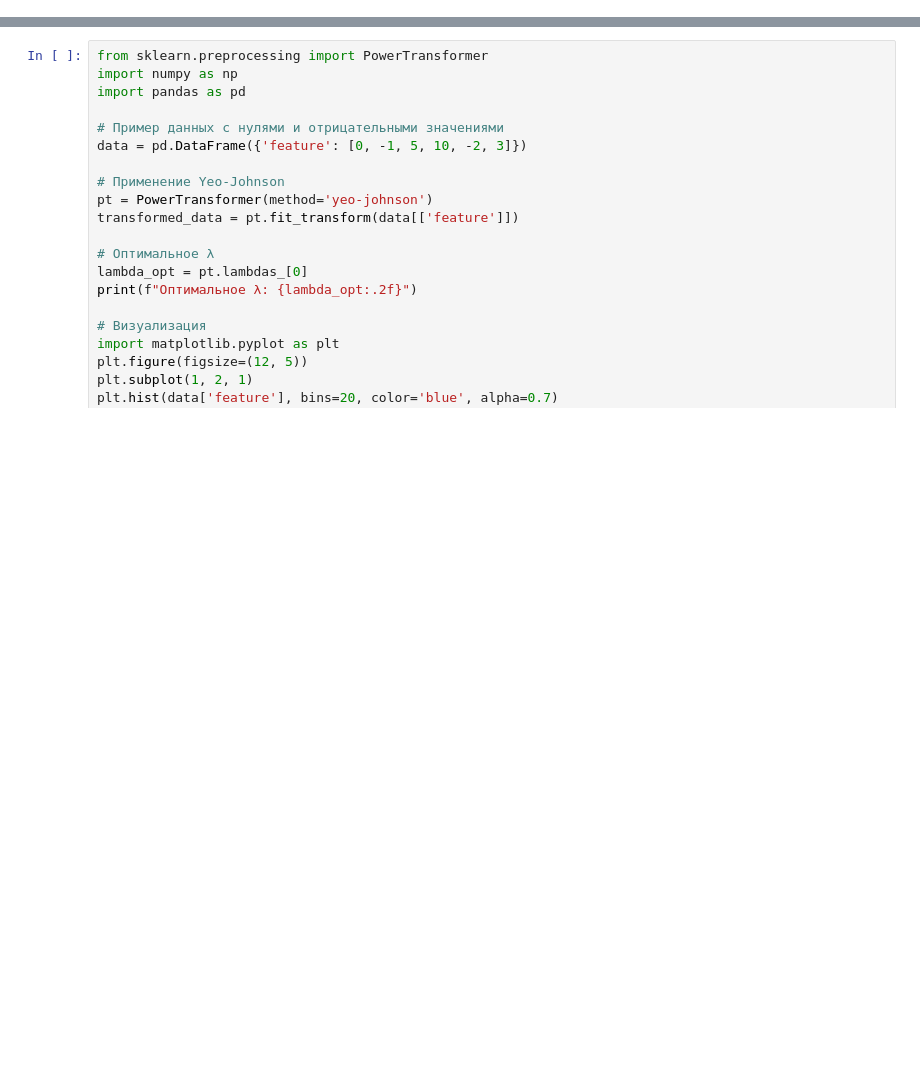
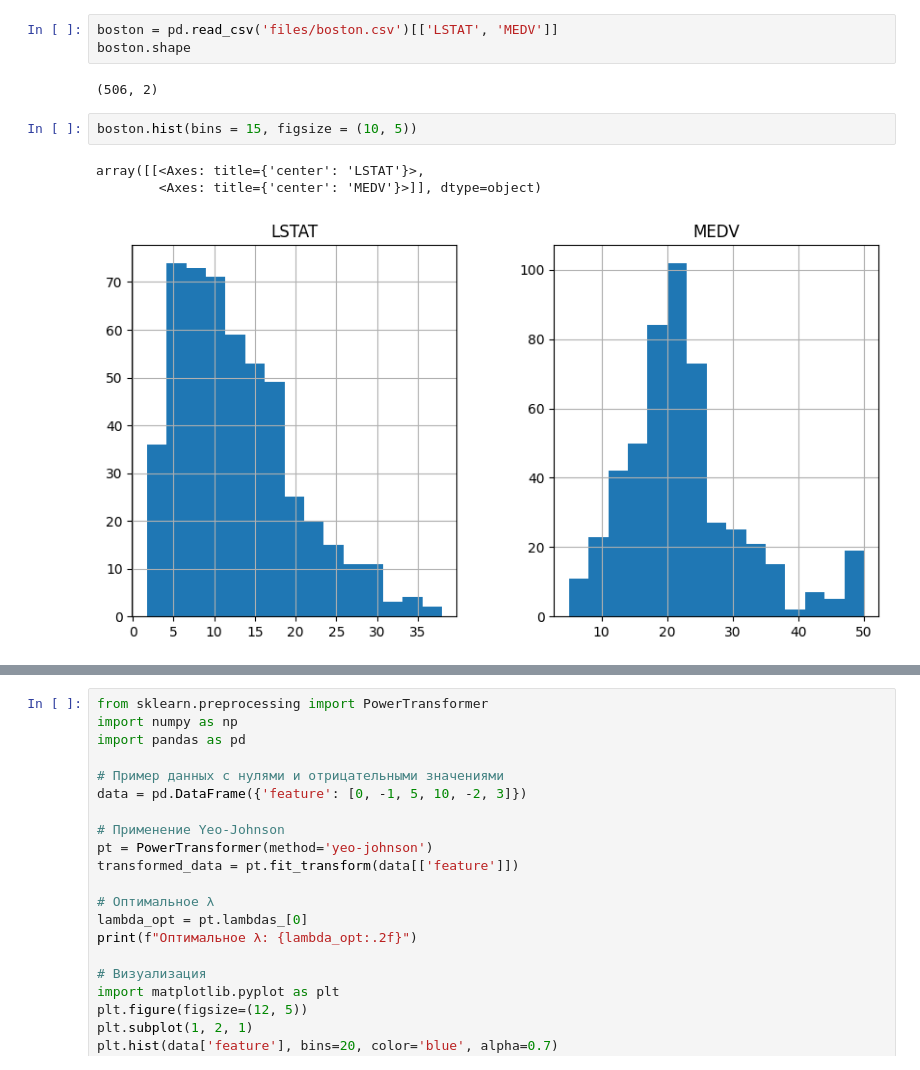
Before and after one commit to ChargeChallenger/TANN-notebooks, a Jupyter notebook: 04-nonlinear.ipynb, the cells around one changed output, grey strips where cells are left out. Drawn from its saved outputs; the diff is of its cells as text; blank space fills up the shorter version.

```diff
--- a/04-nonlinear.ipynb
+++ b/04-nonlinear.ipynb
@@ -0,0 +14,11 @@
+# %%
+boston = pd.read_csv('files/boston.csv')[['LSTAT', 'MEDV']]
+boston.shape
+# %% [output]
+(506, 2)
+# %%
+boston.hist(bins = 15, figsize = (10, 5))
+# %% [output]
+array([[<Axes: title={'center': 'LSTAT'}>,
+        <Axes: title={'center': 'MEDV'}>]], dtype=object)
+[figure, added]
```
Also changed, not shown: parts of 9 cells of this notebook, 1 other file.
